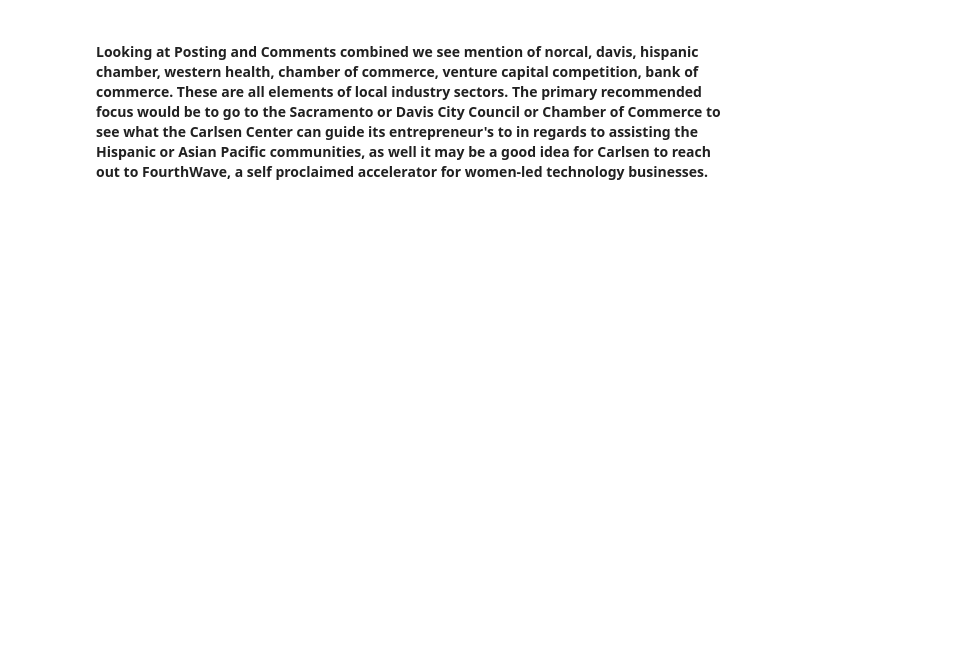
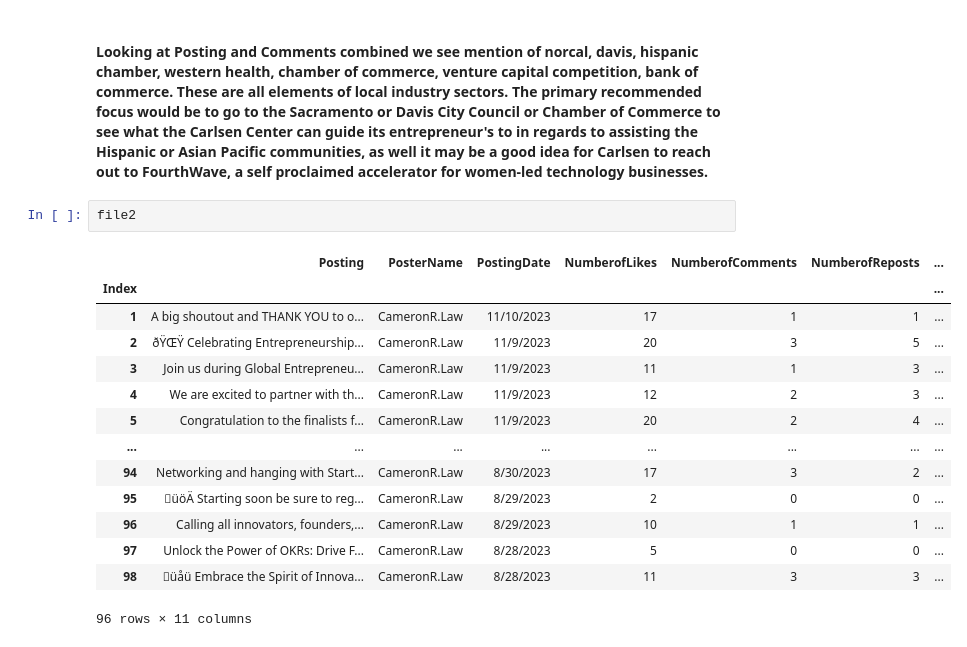
Before and after one commit to wolfesamk/MSBA-212, a Jupyter notebook: Classwork/Group Project/Linkedin Group Project - Samuel Wolfe.ipynb, the cells around one changed output. Cells and saved outputs as stored; diff of their text form; blank space fills up the shorter version.

```diff
--- a/Classwork/Group Project/Linkedin Group Project - Samuel Wolfe.ipynb
+++ b/Classwork/Group Project/Linkedin Group Project - Samuel Wolfe.ipynb
@@ -473,2 +474,19 @@ Done, Q5WordCloud.png is ready.
 # %% [markdown]
 #### Looking at Posting and Comments combined we see mention of norcal, davis, hispanic chamber, western health, chamber of commerce, venture capital competition, bank of commerce. These are all elements of local industry sectors. The primary recommended focus would be to go to the Sacramento or Davis City Council or Chamber of Commerce to see what the Carlsen Center can guide its entrepreneur's to in regards to assisting the Hispanic or Asian Pacific communities, as well it may be a good idea for Carlsen to reach out to FourthWave, a self proclaimed accelerator for women-led technology businesses.
+# %%
+file2
+# %% [output]
+|  | Posting | PosterName | PostingDate | NumberofLikes | NumberofComments | NumberofReposts | ... |
+| Index |  |  |  |  |  |  | ... |
+| 1 | A big shoutout and THANK YOU to o... | CameronR.Law | 11/10/2023 | 17 | 1 | 1 | ... |
+| 2 | ðŸŒŸ Celebrating Entrepreneurship... | CameronR.Law | 11/9/2023 | 20 | 3 | 5 | ... |
+| 3 | Join us during Global Entrepreneu... | CameronR.Law | 11/9/2023 | 11 | 1 | 3 | ... |
+| 4 | We are excited to partner with th... | CameronR.Law | 11/9/2023 | 12 | 2 | 3 | ... |
+| 5 | Congratulation to the finalists f... | CameronR.Law | 11/9/2023 | 20 | 2 | 4 | ... |
+| ... | ... | ... | ... | ... | ... | ... | ... |
+| 94 | Networking and hanging with Start... | CameronR.Law | 8/30/2023 | 17 | 3 | 2 | ... |
+| 95 | üöÄ Starting soon be sure to reg... | CameronR.Law | 8/29/2023 | 2 | 0 | 0 | ... |
+| 96 | Calling all innovators, founders,... | CameronR.Law | 8/29/2023 | 10 | 1 | 1 | ... |
+| 97 | Unlock the Power of OKRs: Drive F... | CameronR.Law | 8/28/2023 | 5 | 0 | 0 | ... |
+| 98 | üåü Embrace the Spirit of Innova... | CameronR.Law | 8/28/2023 | 11 | 3 | 3 | ... |
+96 rows × 11 columns
```
Also changed, not shown: parts of 5 cells of this notebook, 10 other files.
